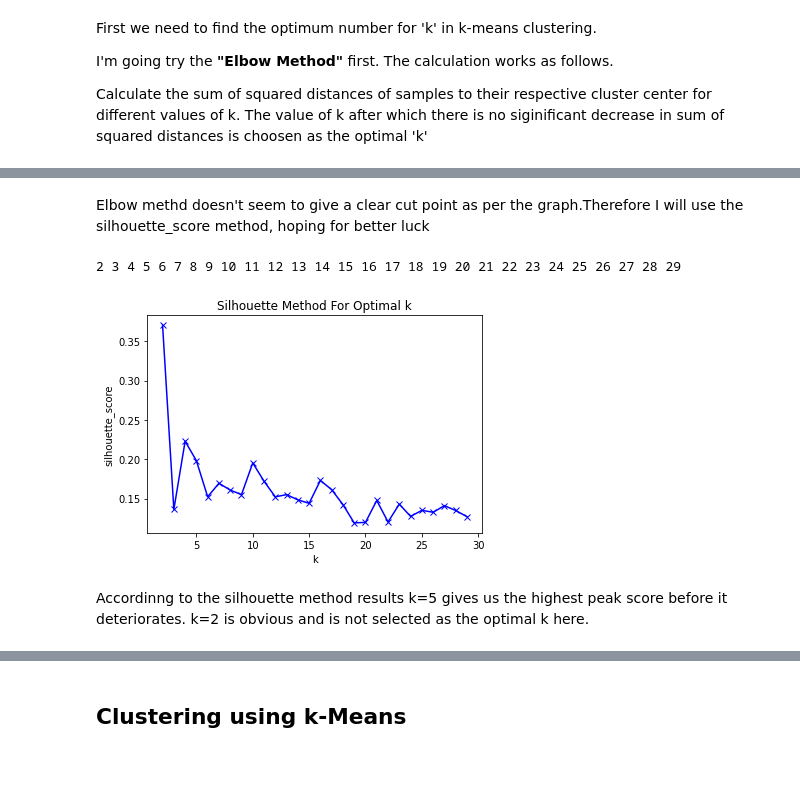
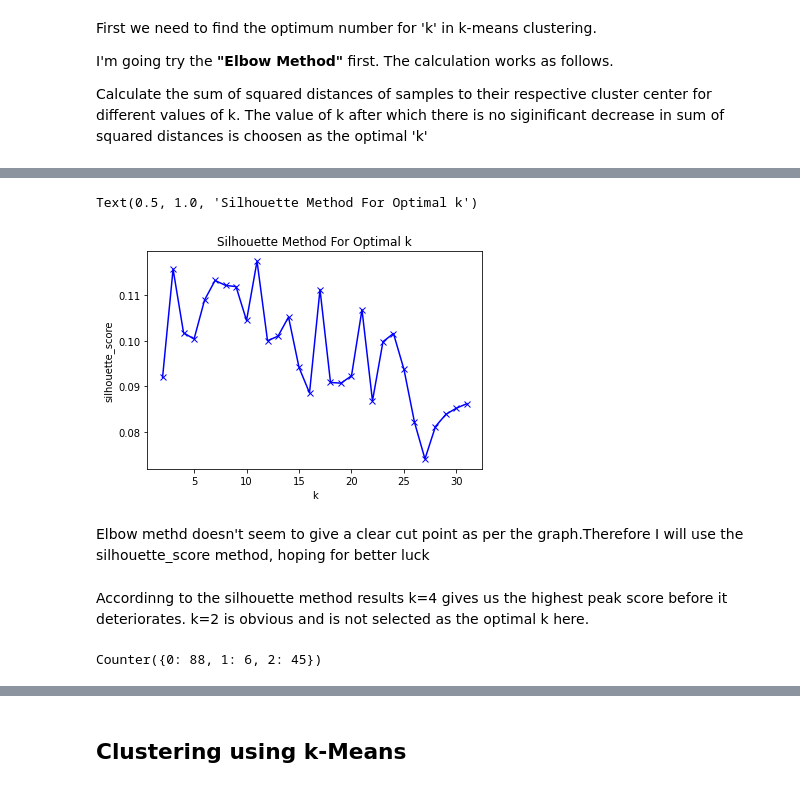
Before and after one commit to agprasanna/Coursera_Capstone, a Jupyter notebook: Opening_an_Indian_Restaurant_in_Toronto.ipynb, the cells around one changed output, grey strips where cells are left out. Saved outputs shown, nothing was run; the diff lists cells and outputs as text; code cells hidden in the pictures.

```diff
--- a/Opening_an_Indian_Restaurant_in_Toronto.ipynb
+++ b/Opening_an_Indian_Restaurant_in_Toronto.ipynb
@@ -553,26 +605,17 @@ plt.title('Elbow Method For Optimal k');
+# %%
+plt.plot(K, sil, 'bx-')
+plt.xlabel('k')
+plt.ylabel('silhouette_score')
+plt.title('Silhouette Method For Optimal k')
+# %% [output]
+Text(0.5, 1.0, 'Silhouette Method For Optimal k')
+[figure, added]
 # %% [markdown]
 Elbow methd doesn't seem to give a clear cut point as per the graph.Therefore I will use the silhouette_score method, hoping for better luck
-# %%
-from sklearn.metrics import silhouette_score
-
-sil = []
-K_sil = range(2,30)
-# minimum 2 clusters required, to define dissimilarity
-for k in K_sil:
-    print(k, end=' ')
-    kmeans = KMeans(n_clusters = k).fit(Toronto_venues_grouped_Clustering)
-    labels = kmeans.labels_
-    sil.append(silhouette_score(Toronto_venues_grouped_Clustering, labels, metric = 'euclidean'))
-# %% [output]
-2 3 4 5 6 7 8 9 10 11 12 13 14 15 16 17 18 19 20 21 22 23 24 25 26 27 28 29
-# %%
-plt.plot(K_sil, sil, 'bx-')
-plt.xlabel('k')
-plt.ylabel('silhouette_score')
-plt.title('Silhouette Method For Optimal k')
-plt.show()
-# %% [output]
-[figure, removed]
 # %% [markdown]
-Accordinng to the silhouette method results k=5 gives us the highest peak score before it deteriorates. k=2 is obvious and is not selected as the optimal k here.
+Accordinng to the silhouette method results k=4 gives us the highest peak score before it deteriorates. k=2 is obvious and is not selected as the optimal k here.
+# %%
+Counter(kmeans_results[1].labels_)
+# %% [output]
+Counter({0: 88, 1: 6, 2: 45})
 # %% [markdown]
```
Also changed, not shown: parts of 29 cells of this notebook.
